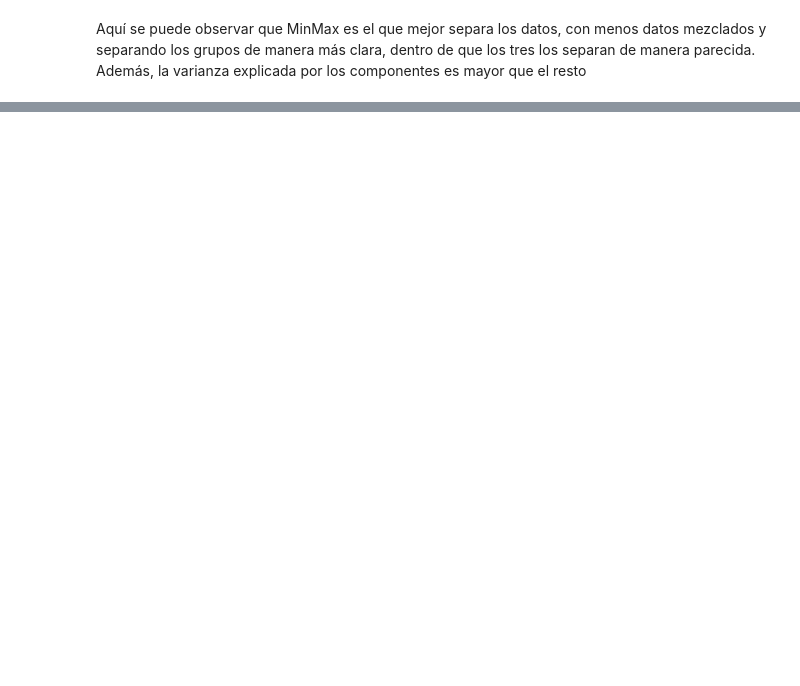
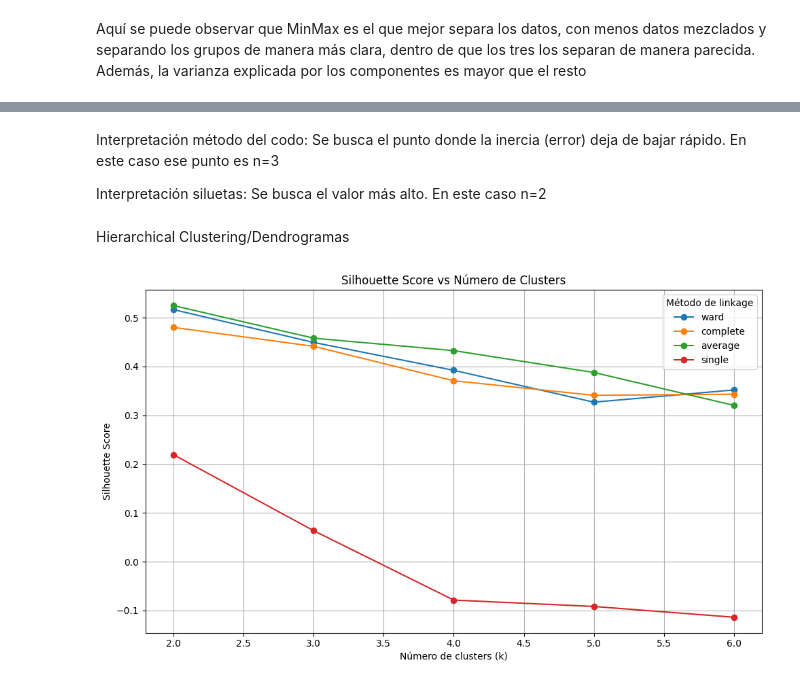
Before and after one commit to AlejandroMokovIvanchov-100432094/Grupo10_Practica2, a Jupyter notebook: practica2.ipynb, the cells around one changed output, grey strips where cells are left out. Cells and saved outputs as stored; diff of their text form; code cells hidden in the pictures; blank space fills up the shorter version.

```diff
--- a/practica2.ipynb
+++ b/practica2.ipynb
@@ -127,0 +135,35 @@ Aquí se puede observar que MinMax es el que mejor separa los datos, con menos d
+# %% [markdown]
+Interpretación método del codo: Se busca el punto donde la inercia (error) deja de bajar rápido. En este caso ese punto es n=3
+
+Interpretación siluetas: Se busca el valor más alto. En este caso n=2
+# %% [markdown]
+Hierarchical Clustering/Dendrogramas
+# %%
+linkage_methods = ['ward', 'complete', 'average', 'single']
+
+k_values = range(2, 7)
+
+
+silhouette_scores = {method: [] for method in linkage_methods}
+
+for method in linkage_methods:
+    for k in k_values:
+        clustering = AgglomerativeClustering(n_clusters=k, linkage=method)
+        labels = clustering.fit_predict(X)
+        score = silhouette_score(X, labels)
+        silhouette_scores[method].append(score)
+
+# Graficar
+plt.figure(figsize=(10, 6))
+for method in linkage_methods:
+    plt.plot(k_values, silhouette_scores[method], marker='o', label=method)
+
+plt.title("Silhouette Score vs Número de Clusters")
+plt.xlabel("Número de clusters (k)")
+plt.ylabel("Silhouette Score")
+plt.legend(title="Método de linkage")
+plt.grid(True)
+plt.tight_layout()
+plt.show()
+# %% [output]
+[figure, added]
```
Also changed, not shown: parts of 12 cells of this notebook.
